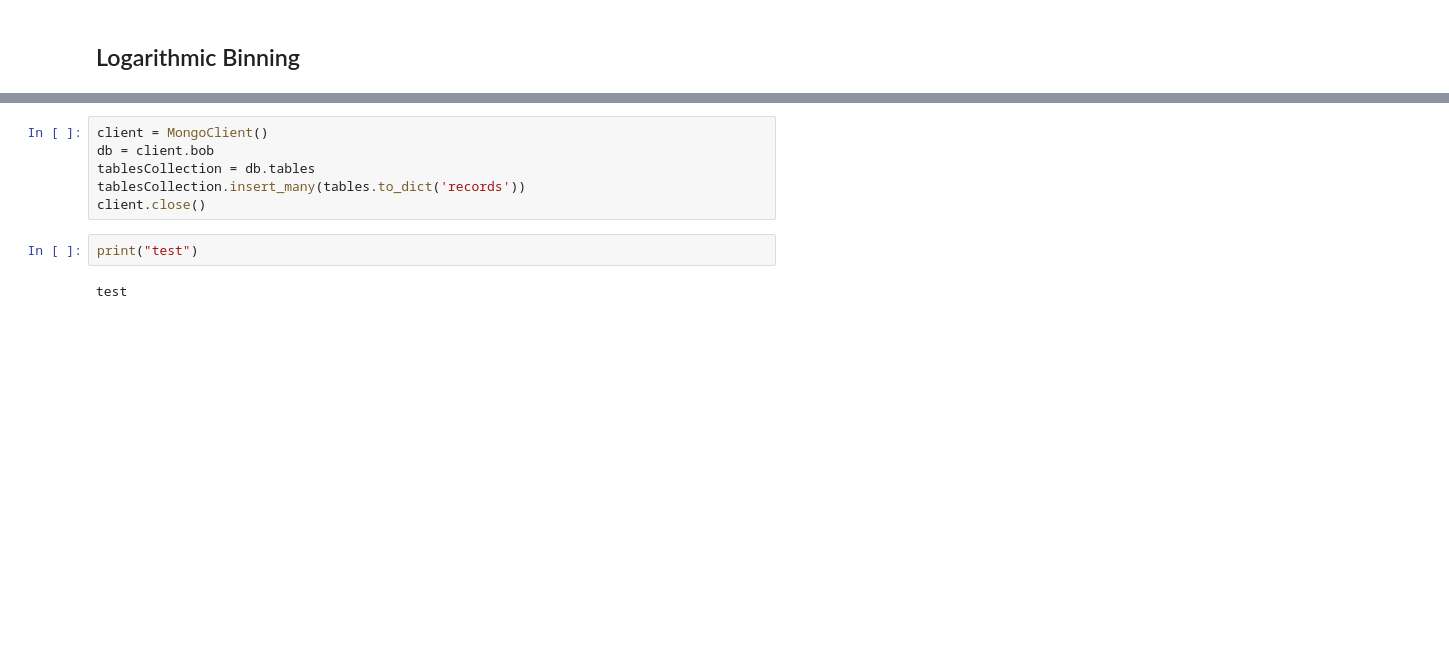
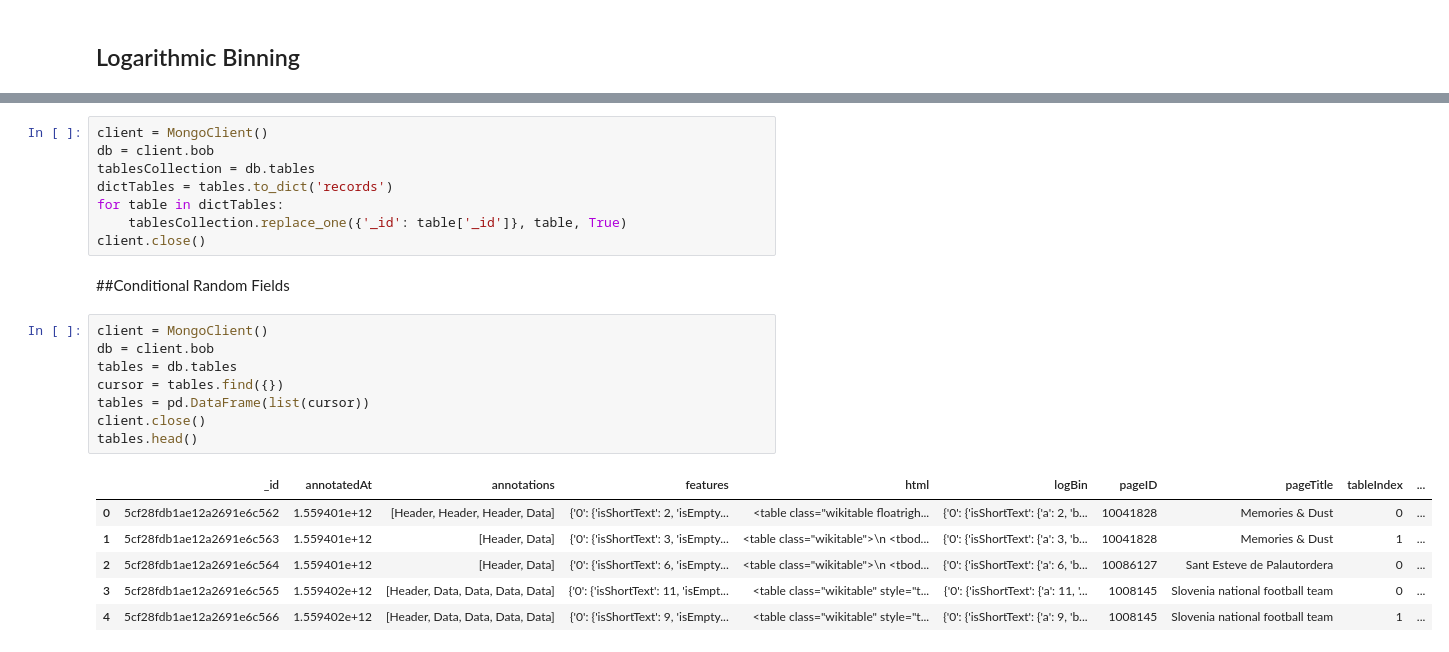
Before and after one commit to RichStone/web-tables-header-detection, a Jupyter notebook: Notebooks/Table Header Detection.ipynb, the cells around one changed output, grey strips where cells are left out. Saved outputs shown, nothing was run; the diff lists cells and outputs as text; blank space fills up the shorter version.

```diff
--- a/Notebooks/Table Header Detection.ipynb
+++ b/Notebooks/Table Header Detection.ipynb
@@ -638,9 +770,24 @@ tables.head()
 client = MongoClient()
 db = client.bob
 tablesCollection = db.tables
-tablesCollection.insert_many(tables.to_dict('records'))
+dictTables = tables.to_dict('records')
+for table in dictTables:
+    tablesCollection.replace_one({'_id': table['_id']}, table, True)
 client.close()
-# %%
-print("test")
-# %% [output]
-test
+# %% [markdown]
+##Conditional Random Fields
+# %%
+client = MongoClient()
+db = client.bob
+tables = db.tables
+cursor = tables.find({})
+tables = pd.DataFrame(list(cursor))
+client.close()
+tables.head()
+# %% [output]
+|  | _id | annotatedAt | annotations | features | html | logBin | pageID | pageTitle | tableIndex | ... |
+| 0 | 5cf28fdb1ae12a2691e6c562 | 1.559401e+12 | [Header, Header, Header, Data] | {'0': {'isShortText': 2, 'isEmpty... | <table class="wikitable floatrigh... | {'0': {'isShortText': {'a': 2, 'b... | 10041828 | Memories & Dust | 0 | ... |
+| 1 | 5cf28fdb1ae12a2691e6c563 | 1.559401e+12 | [Header, Data] | {'0': {'isShortText': 3, 'isEmpty... | <table class="wikitable">\n <tbod... | {'0': {'isShortText': {'a': 3, 'b... | 10041828 | Memories & Dust | 1 | ... |
+| 2 | 5cf28fdb1ae12a2691e6c564 | 1.559401e+12 | [Header, Data] | {'0': {'isShortText': 6, 'isEmpty... | <table class="wikitable">\n <tbod... | {'0': {'isShortText': {'a': 6, 'b... | 10086127 | Sant Esteve de Palautordera | 0 | ... |
+| 3 | 5cf28fdb1ae12a2691e6c565 | 1.559402e+12 | [Header, Data, Data, Data, Data] | {'0': {'isShortText': 11, 'isEmpt... | <table class="wikitable" style="t... | {'0': {'isShortText': {'a': 11, '... | 1008145 | Slovenia national football team | 0 | ... |
+| 4 | 5cf28fdb1ae12a2691e6c566 | 1.559402e+12 | [Header, Data, Data, Data, Data] | {'0': {'isShortText': 9, 'isEmpty... | <table class="wikitable" style="t... | {'0': {'isShortText': {'a': 9, 'b... | 1008145 | Slovenia national football team | 1 | ... |
```
Also changed, not shown: parts of 11 cells of this notebook.
